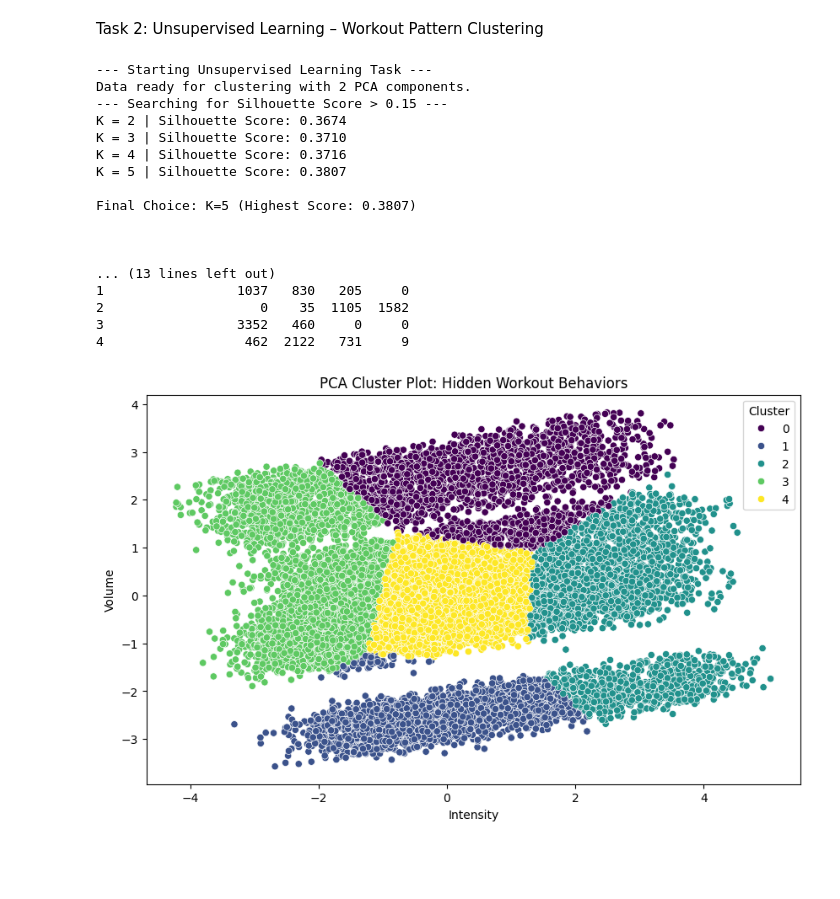
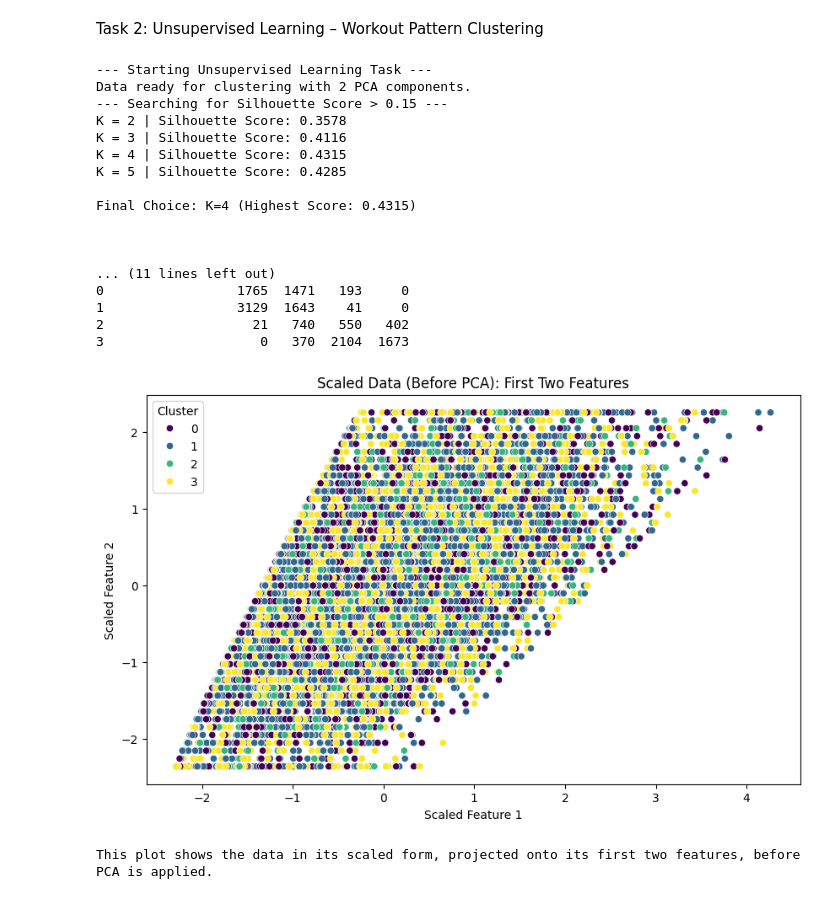
Before and after one commit to suriyaliyara/Fitbit_Calori_Regress_Cluster_ML, a Jupyter notebook: fitbit.ipynb, the cells around one changed output. Drawn from its saved outputs; the diff is of its cells as text; code cells hidden in the pictures; blank space fills up the shorter version.

```diff
--- a/fitbit.ipynb
+++ b/fitbit.ipynb
@@ -459,8 +465,9 @@ def run_unsupervised_pipeline(df_input):
     print("--- Starting Unsupervised Learning Task ---")
     # 1. Feature Selection (Applying your drops)
     # We drop 'Workout_Type' for unsupervised learning and the columns we identified earlier
-    drop_cols = ['Workout_Type', 'Age', 'Max_BPM', 'Base_MET', 'BMI', 'Workout_Frequency', 'is_outlier', 'Calories_Burned']
-    X_unsupervised = df_raw.drop(columns=[c for c in drop_cols if c in df_raw.columns])
+    #drop_cols = ['Workout_Type', 'Age', 'Max_BPM', 'Base_MET', 'BMI', 'Workout_Frequency', 'is_outlier', 'Calories_Burned']
+    drop_cols = ['Water_Intake', 'Age', 'Max_BPM', 'Base_MET', 'BMI', 'is_outlier', 'Calories_Burned']
+    X_unsupervised = df_raw_cleaned.drop(columns=[c for c in drop_cols if c in df_raw_cleaned.columns])
 
     # 2. Encoding Categorical Data (Gender, Experience_Level)
     X_encoded = pd.get_dummies(X_unsupervised, drop_first=True)
@@ -497,18 +504,19 @@ def run_unsupervised_pipeline(df_input):
     final_labels = final_kmeans.fit_predict(X_pca)
 
     # 5. Append labels back for Interpretation
-    df_output = df_raw.copy()
+    df_output = df_raw_cleaned.copy()
     df_output['Cluster'] = final_labels
 
     return df_output, X_pca, best_score, X_scaled, final_labels
 
 # Execute Pipeline
-df_clustered, X_pca_data, final_score, X_scaled_for_3d, final_labels_for_3d = run_unsupervised_pipeline(df_raw)
+df_clustered, X_pca_data, final_score, X_scaled_for_3d, final_labels_for_3d = run_unsupervised_pipeline(df_raw_cleaned)
 
 
 ###  Interpretation and Visualization
 # 1. Analyze Cluster Centroids (Intensity Patterns)
 analysis_features = [ 'Effective_MET','Workout_Frequency', 'Experience_Level',  'HR_Intensity',]
+#analysis_features = [Avg_BPM	Session_Duration (hours)	Fat_Percentage 'Experience_Level',  'HR_Intensity',]
 cluster_analysis = df_clustered.groupby('Cluster')[analysis_features].mean()
 print("\n.... Cluster Feature Means (Workout Intensity Patterns)....")
 print(cluster_analysis)
@@ -518,6 +526,16 @@ print(cluster_analysis)
 experience_comparison = pd.crosstab(df_clustered['Cluster'], df_clustered['Experience_Level'])
 print("\n....Experience Level Distribution across Clusters ....")
 print(experience_comparison)
+
+# Plotting the first two dimensions of the scaled data (before PCA)
+plt.figure(figsize=(10, 6))
+sns.scatterplot(x=X_scaled_for_3d[:, 0], y=X_scaled_for_3d[:, 1], hue=df_clustered['Cluster'], palette='viridis')
+plt.title('Scaled Data (Before PCA): First Two Features')
+plt.xlabel('Scaled Feature 1')
+plt.ylabel('Scaled Feature 2')
+plt.show()
+
+print("This plot shows the data in its scaled form, projected onto its first two features, before PCA is applied.")
 
 # 3. PCA Cluster Plot (2D Visualization)
 plt.figure(figsize=(10, 6))
@@ -529,42 +547,43 @@ plt.show()
 
 import plotly.express as px
 
 # 1. Reduce to 3 components for 3D visualization
 pca_3d = PCA(n_components=3)
 X_pca_3d = pca_3d.fit_transform(X_scaled_for_3d)
 
 # 2. Create a temporary DataFrame for plotting
 df_3d = pd.DataFrame(X_pca_3d, columns=['PC1', 'PC2', 'PC3'])
 df_3d['Cluster'] = final_labels_for_3d.astype(str) # Convert to string for discrete colors
-df_3d['Workout_Type'] = df_raw['Workout_Type'] # For hover info
+df_3d['Workout_Type'] = df_raw_cleaned['Workout_Type'] # For hover info
 # 3. Create the 3D Scatter Plot
 fig = px.scatter_3d(
     df_3d, x='PC1', y='PC2', z='PC3',
     color='Cluster',
     title='3D Visualization of Hidden Workout Patterns',
     labels={'PC1': 'Intensity Component', 'PC2': 'Metabolic Response', 'PC3': 'Volume/Duration'},
     hover_data=['Workout_Type'],
     opacity=0.7
 )
 
 fig.update_layout(margin=dict(l=0, r=0, b=0, t=40))
 fig.show()
 # %% [output]
 --- Starting Unsupervised Learning Task ---
 Data ready for clustering with 2 PCA components.
 --- Searching for Silhouette Score > 0.15 ---
-K = 2 | Silhouette Score: 0.3674
-K = 3 | Silhouette Score: 0.3710
-K = 4 | Silhouette Score: 0.3716
-K = 5 | Silhouette Score: 0.3807
+K = 2 | Silhouette Score: 0.3578
+K = 3 | Silhouette Score: 0.4116
+K = 4 | Silhouette Score: 0.4315
+K = 5 | Silhouette Score: 0.4285
 
-Final Choice: K=5 (Highest Score: 0.3807)
+Final Choice: K=4 (Highest Score: 0.4315)
 
 
 
-... (13 lines left out)
-1                 1037   830   205     0
-2                    0    35  1105  1582
-3                 3352   460     0     0
-4                  462  2122   731     9
+... (11 lines left out)
+0                 1765  1471   193     0
+1                 3129  1643    41     0
+2                   21   740   550   402
+3                    0   370  2104  1673
-[figure, old version]
+[figure, new version]
+This plot shows the data in its scaled form, projected onto its first two features, before PCA is applied.
```
Also changed, not shown: parts of 13 cells of this notebook.
